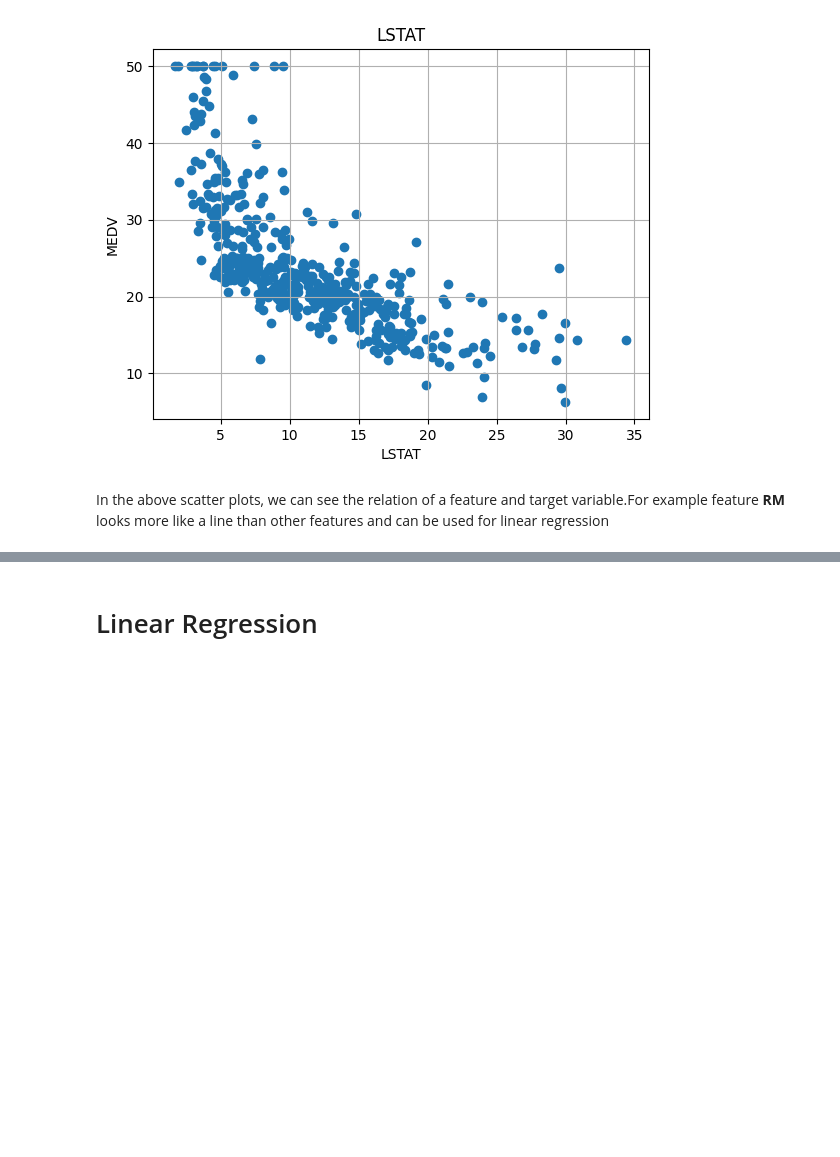
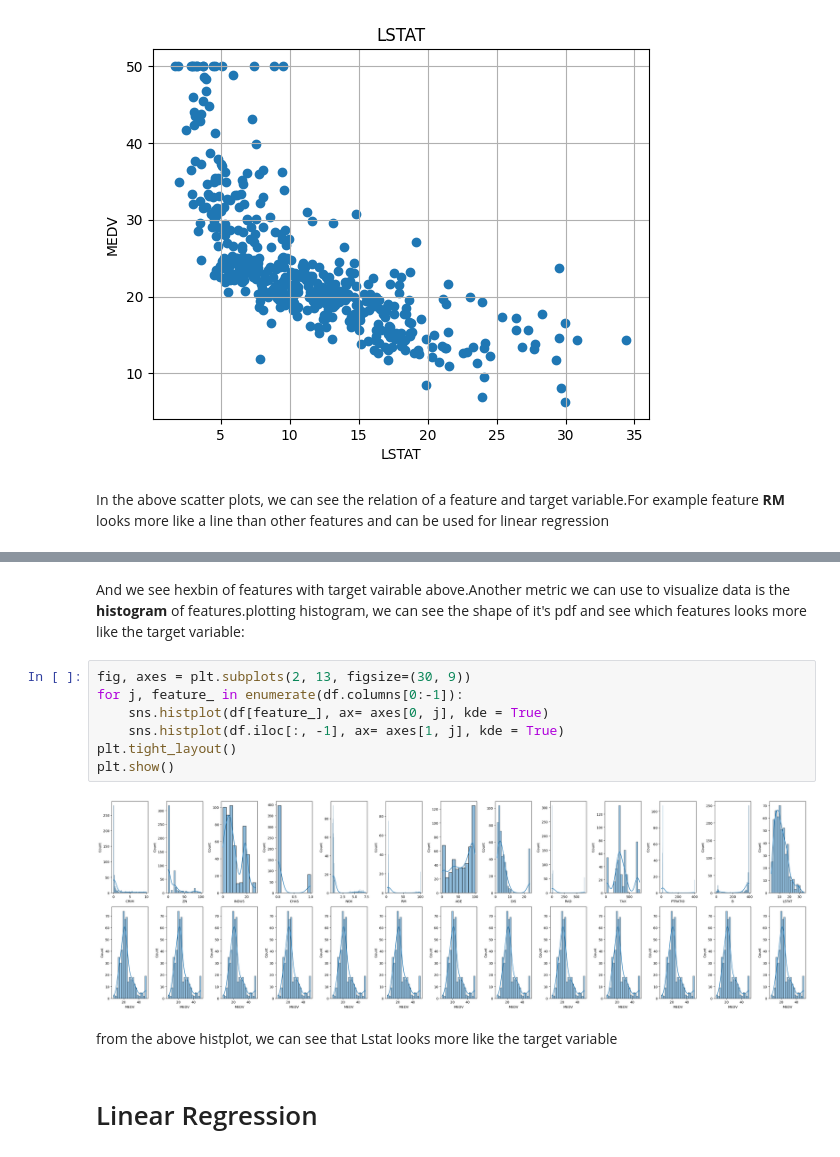
Before and after one commit to javadkavian/AI_Assignments, a Jupyter notebook: A4/CA04_Spring403.ipynb, the cells around one changed output, grey strips where cells are left out. Drawn from its saved outputs; the diff is of its cells as text; blank space fills up the shorter version.

```diff
--- a/A4/CA04_Spring403.ipynb
+++ b/A4/CA04_Spring403.ipynb
@@ -120,3 +142,16 @@ In the above scatter plots, we can see the relation of a feature and target vari
+# %% [markdown]
+And we see hexbin of features with target vairable above.Another metric we can use to visualize data is the **histogram** of features.plotting histogram, we can see the shape of it's pdf and see which features looks more like the target variable:
+# %%
+fig, axes = plt.subplots(2, 13, figsize=(30, 9))
+for j, feature_ in enumerate(df.columns[0:-1]):
+    sns.histplot(df[feature_], ax= axes[0, j], kde = True)
+    sns.histplot(df.iloc[:, -1], ax= axes[1, j], kde = True)
+plt.tight_layout()
+plt.show()
+# %% [output]
+[figure, added]
+# %% [markdown]
+from the above histplot, we can see that Lstat looks more like the target variable
 # %% [markdown]
 # Linear Regression
 # %% [markdown]
```
Also changed, not shown: parts of 1 cell of this notebook.
